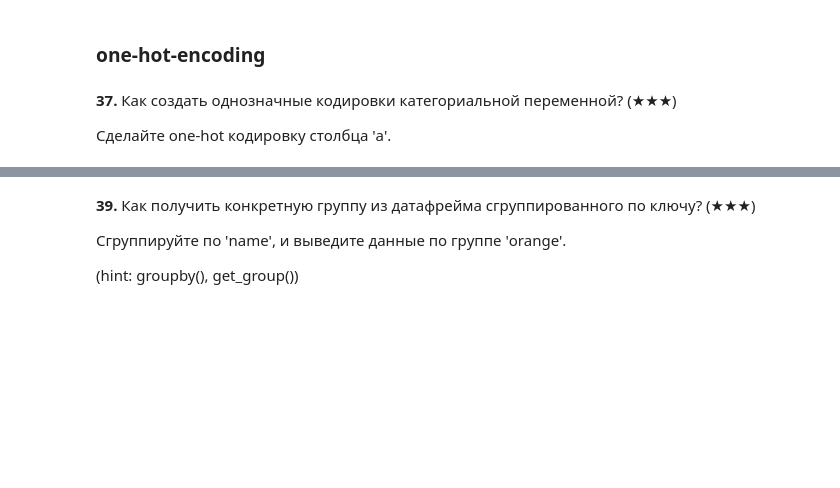
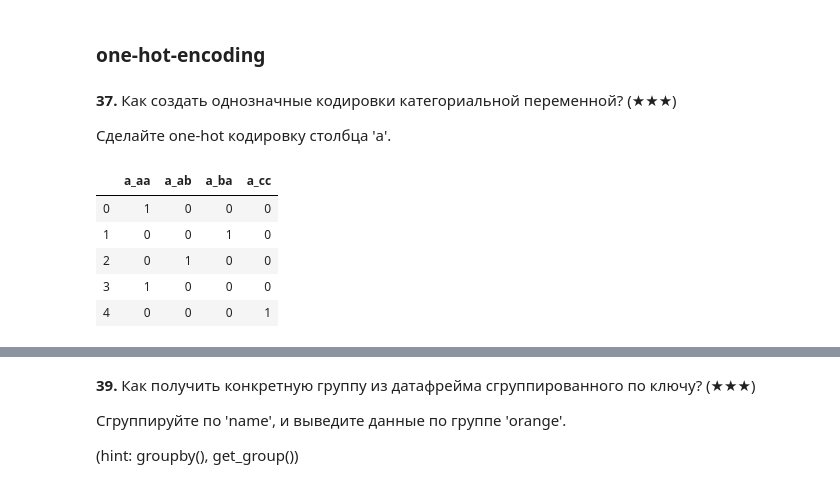
Before and after one commit to sarvensis/spython, a Jupyter notebook: semesterNo2/Homework1ML.ipynb, the cells around one changed output, grey strips where cells are left out. Cells and saved outputs as stored; diff of their text form; code cells hidden in the pictures; blank space fills up the shorter version.

```diff
--- a/semesterNo2/Homework1ML.ipynb
+++ b/semesterNo2/Homework1ML.ipynb
@@ -807,5 +807,13 @@ changeTwoRows(df, 0, 4)
 # %%
 df = pd.DataFrame([['aa', 'kek'], ['ba', 'lol'], ['ab', 'kek'], ['aa', 'lol'], ['cc', 'kek']], columns=['a', 'b'])
 
 #your code
+pd.get_dummies(df.a, prefix='a')
+# %% [output]
+|  | a_aa | a_ab | a_ba | a_cc |
+| 0 | 1 | 0 | 0 | 0 |
+| 1 | 0 | 0 | 1 | 0 |
+| 2 | 0 | 1 | 0 | 0 |
+| 3 | 1 | 0 | 0 | 0 |
+| 4 | 0 | 0 | 0 | 1 |
 # %% [markdown]
```
Also changed, not shown: parts of 5 cells of this notebook.
